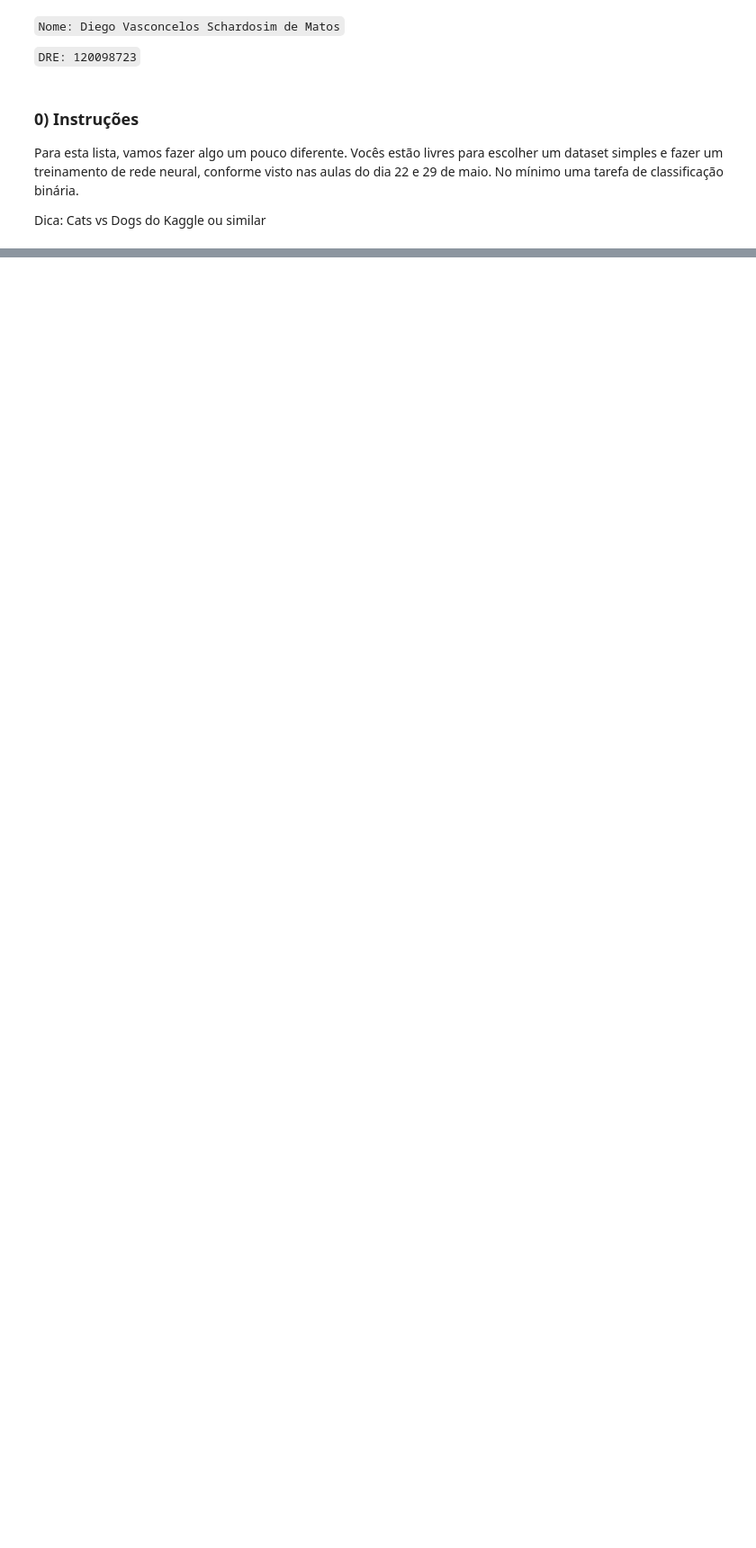
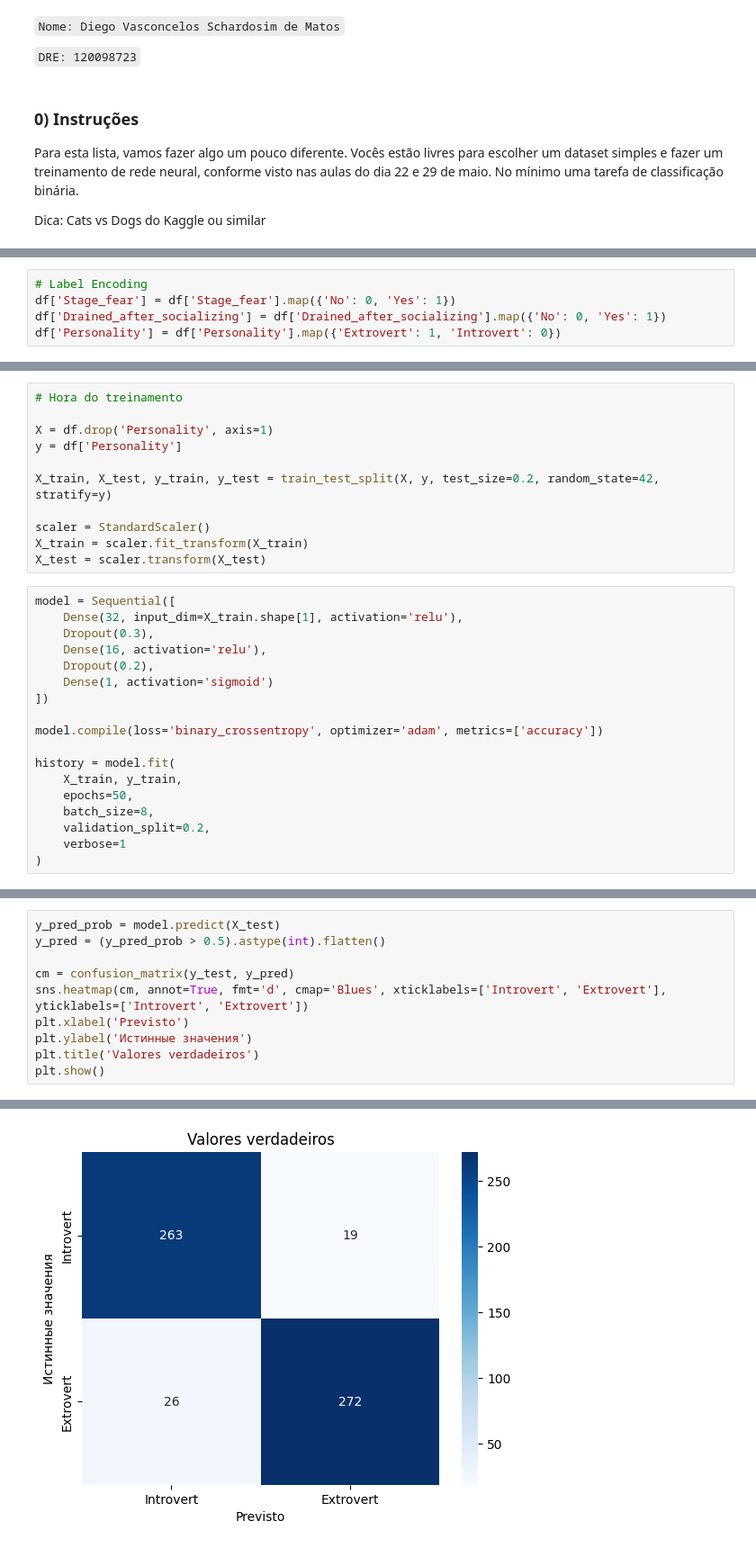
Before and after one commit to diegomatos321/UFRJ-Laboratorios, a Jupyter notebook: visao-computacional-2025-01/visao-computacional-lista3.ipynb, the cells around one changed output, grey strips where cells are left out. Shown at 90% size. Saved outputs shown, nothing was run; the diff lists cells and outputs as text; blank space fills up the shorter version.

```diff
--- a/visao-computacional-2025-01/visao-computacional-lista3.ipynb
+++ b/visao-computacional-2025-01/visao-computacional-lista3.ipynb
@@ -21,0 +142,5 @@ Dica: Cats vs Dogs do Kaggle ou similar
+# %%
+# Label Encoding
+df['Stage_fear'] = df['Stage_fear'].map({'No': 0, 'Yes': 1})
+df['Drained_after_socializing'] = df['Drained_after_socializing'].map({'No': 0, 'Yes': 1})
+df['Personality'] = df['Personality'].map({'Extrovert': 1, 'Introvert': 0})
@@ -21,0 +175,29 @@ Dica: Cats vs Dogs do Kaggle ou similar
+# %%
+# Hora do treinamento
+
+X = df.drop('Personality', axis=1)
+y = df['Personality']
+
+X_train, X_test, y_train, y_test = train_test_split(X, y, test_size=0.2, random_state=42, stratify=y)
+
+scaler = StandardScaler()
+X_train = scaler.fit_transform(X_train)
+X_test = scaler.transform(X_test)
+# %%
+model = Sequential([
+    Dense(32, input_dim=X_train.shape[1], activation='relu'),
+    Dropout(0.3),
+    Dense(16, activation='relu'),
+    Dropout(0.2),
+    Dense(1, activation='sigmoid')
+])
+
+model.compile(loss='binary_crossentropy', optimizer='adam', metrics=['accuracy'])
+
+history = model.fit(
+    X_train, y_train,
+    epochs=50,
+    batch_size=8,
+    validation_split=0.2,
+    verbose=1
+)
@@ -21,0 +227,11 @@ Dica: Cats vs Dogs do Kaggle ou similar
+# %%
+y_pred_prob = model.predict(X_test)
+y_pred = (y_pred_prob > 0.5).astype(int).flatten()
+
+cm = confusion_matrix(y_test, y_pred)
+sns.heatmap(cm, annot=True, fmt='d', cmap='Blues', xticklabels=['Introvert', 'Extrovert'], yticklabels=['Introvert', 'Extrovert'])
+plt.xlabel('Previsto')
+plt.ylabel('Истинные значения')
+plt.title('Valores verdadeiros')
+plt.show()
+# %% [output]
@@ -21,0 +239 @@ Dica: Cats vs Dogs do Kaggle ou similar
+[figure, added]
```
Also changed, not shown: parts of 26 cells of this notebook, 1 other file.
